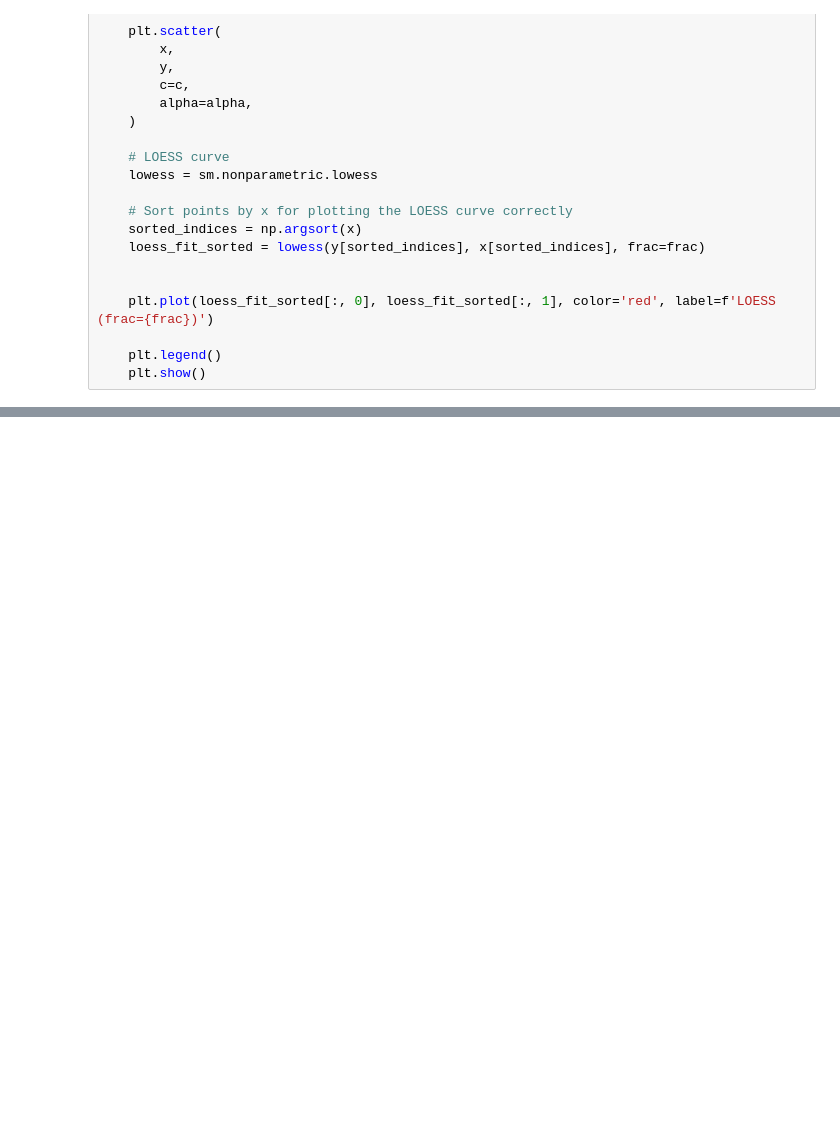
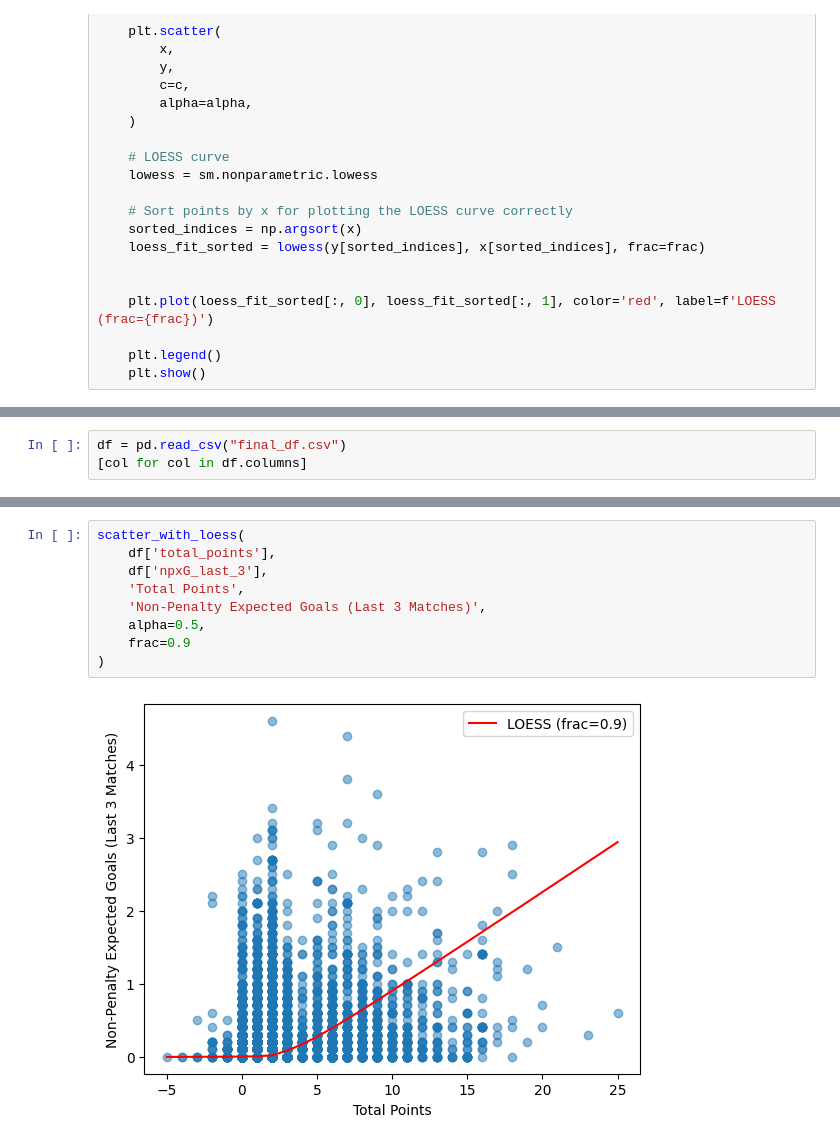
Before and after one commit to samikayyal/FPL-Predictor, a Jupyter notebook: eda.ipynb, the cells around one changed output, grey strips where cells are left out. Drawn from its saved outputs; the diff is of its cells as text; blank space fills up the shorter version.

```diff
--- a/eda.ipynb
+++ b/eda.ipynb
@@ -282,0 +147,3 @@ array(['arteta', 'guardiola', 'emery', 'iraola', 'hurzeler', 'maresca',
+# %%
+df = pd.read_csv("final_df.csv")
+[col for col in df.columns]
@@ -282,0 +168,11 @@ array(['arteta', 'guardiola', 'emery', 'iraola', 'hurzeler', 'maresca',
+# %%
+scatter_with_loess(
+    df['total_points'],
+    df['npxG_last_3'],
+    'Total Points',
+    'Non-Penalty Expected Goals (Last 3 Matches)',
+    alpha=0.5,
+    frac=0.9
+)
+# %% [output]
+[figure, added]
```
Also changed, not shown: parts of 12 cells of this notebook, 8 other files.
